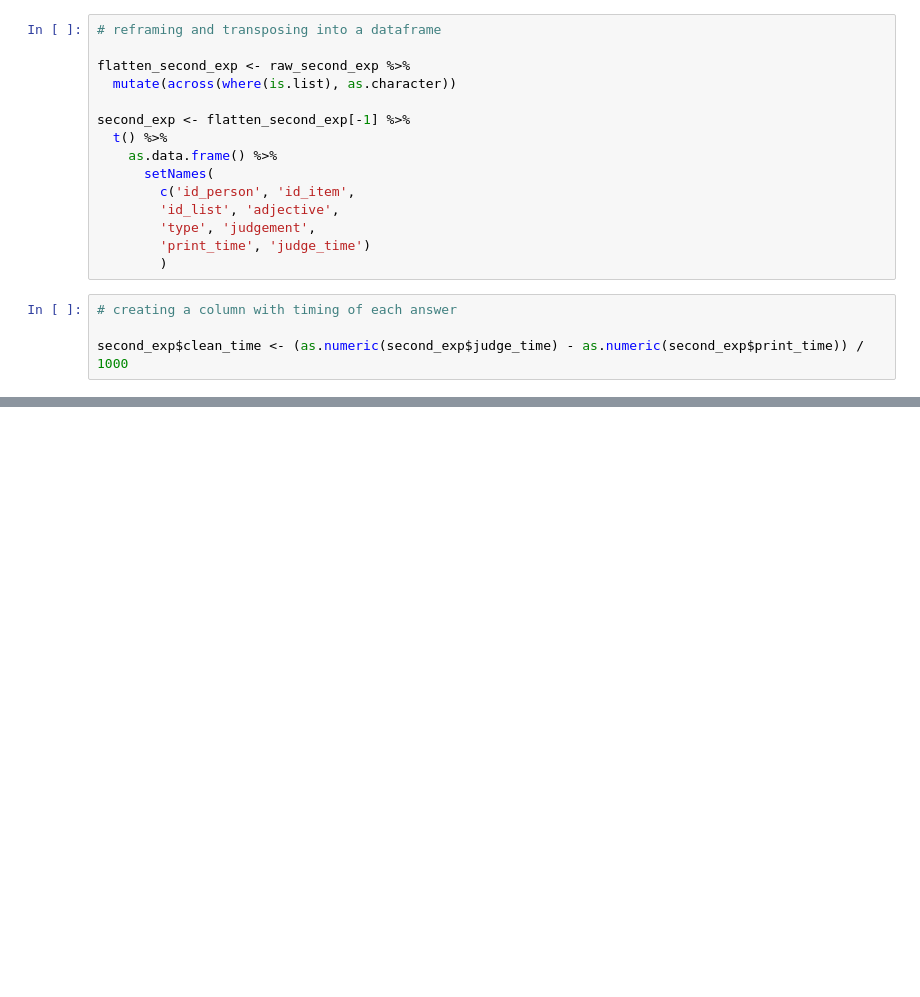
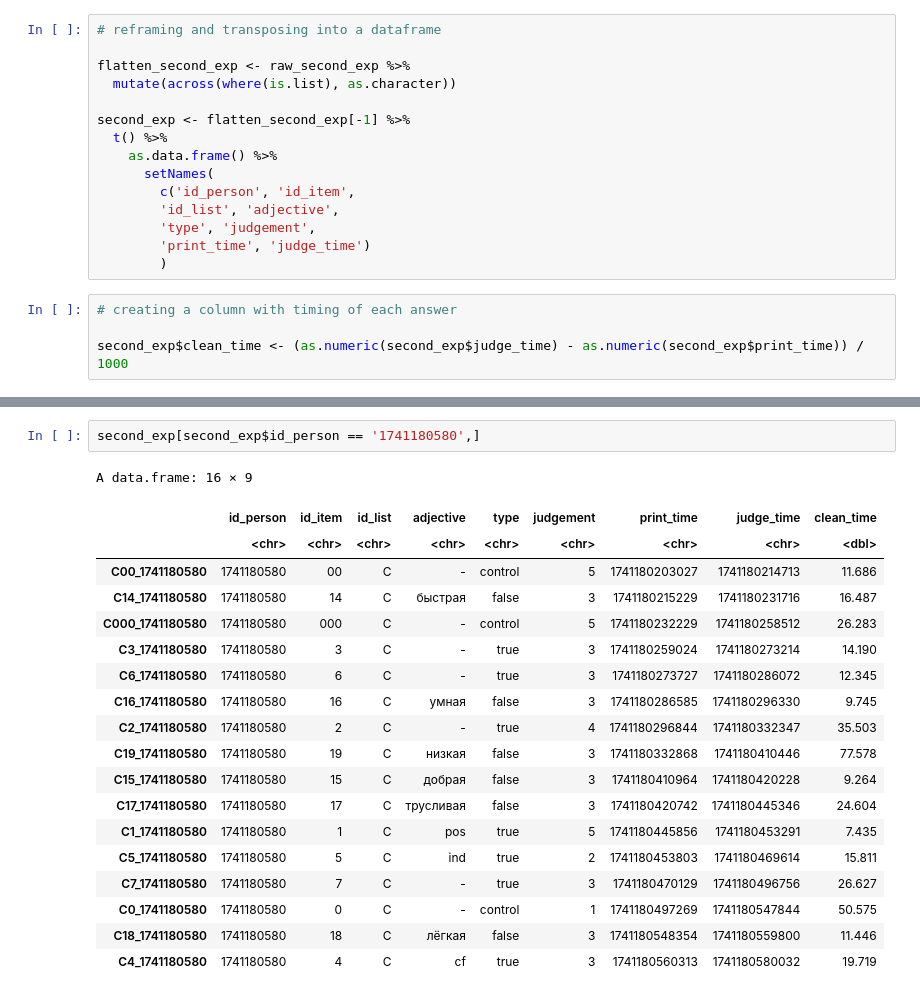
Before and after one commit to KatiaKozlova/stat-project, a Jupyter notebook: stat_project.ipynb, the cells around one changed output, grey strips where cells are left out. Drawn from its saved outputs; the diff is of its cells as text; blank space fills up the shorter version.

```diff
--- a/stat_project.ipynb
+++ b/stat_project.ipynb
@@ -215,2 +220,24 @@ A data.frame: 24 × 11
 | C00_1741701652 | 1741701652 | 00 | C | - | control | 5 | 1741701454824 | 1741701473102 | 18.278 | ... |
 | C0_1741701652 | 1741701652 | 0 | C | - | control | 1 | 1741701473629 | 1741701502237 | 28.608 | ... |
+# %%
+second_exp[second_exp$id_person == '1741180580',]
+# %% [output]
+A data.frame: 16 × 9
+|  | id_person | id_item | id_list | adjective | type | judgement | print_time | judge_time | clean_time |
+|  | <chr> | <chr> | <chr> | <chr> | <chr> | <chr> | <chr> | <chr> | <dbl> |
+| C00_1741180580 | 1741180580 | 00 | C | - | control | 5 | 1741180203027 | 1741180214713 | 11.686 |
+| C14_1741180580 | 1741180580 | 14 | C | быстрая | false | 3 | 1741180215229 | 1741180231716 | 16.487 |
+| C000_1741180580 | 1741180580 | 000 | C | - | control | 5 | 1741180232229 | 1741180258512 | 26.283 |
+| C3_1741180580 | 1741180580 | 3 | C | - | true | 3 | 1741180259024 | 1741180273214 | 14.190 |
+| C6_1741180580 | 1741180580 | 6 | C | - | true | 3 | 1741180273727 | 1741180286072 | 12.345 |
+| C16_1741180580 | 1741180580 | 16 | C | умная | false | 3 | 1741180286585 | 1741180296330 | 9.745 |
+| C2_1741180580 | 1741180580 | 2 | C | - | true | 4 | 1741180296844 | 1741180332347 | 35.503 |
+| C19_1741180580 | 1741180580 | 19 | C | низкая | false | 3 | 1741180332868 | 1741180410446 | 77.578 |
+| C15_1741180580 | 1741180580 | 15 | C | добрая | false | 3 | 1741180410964 | 1741180420228 | 9.264 |
+| C17_1741180580 | 1741180580 | 17 | C | трусливая | false | 3 | 1741180420742 | 1741180445346 | 24.604 |
+| C1_1741180580 | 1741180580 | 1 | C | pos | true | 5 | 1741180445856 | 1741180453291 | 7.435 |
+| C5_1741180580 | 1741180580 | 5 | C | ind | true | 2 | 1741180453803 | 1741180469614 | 15.811 |
+| C7_1741180580 | 1741180580 | 7 | C | - | true | 3 | 1741180470129 | 1741180496756 | 26.627 |
+| C0_1741180580 | 1741180580 | 0 | C | - | control | 1 | 1741180497269 | 1741180547844 | 50.575 |
+| C18_1741180580 | 1741180580 | 18 | C | лёгкая | false | 3 | 1741180548354 | 1741180559800 | 11.446 |
+| C4_1741180580 | 1741180580 | 4 | C | cf | true | 3 | 1741180560313 | 1741180580032 | 19.719 |
```
Also changed, not shown: parts of 9 cells of this notebook.
